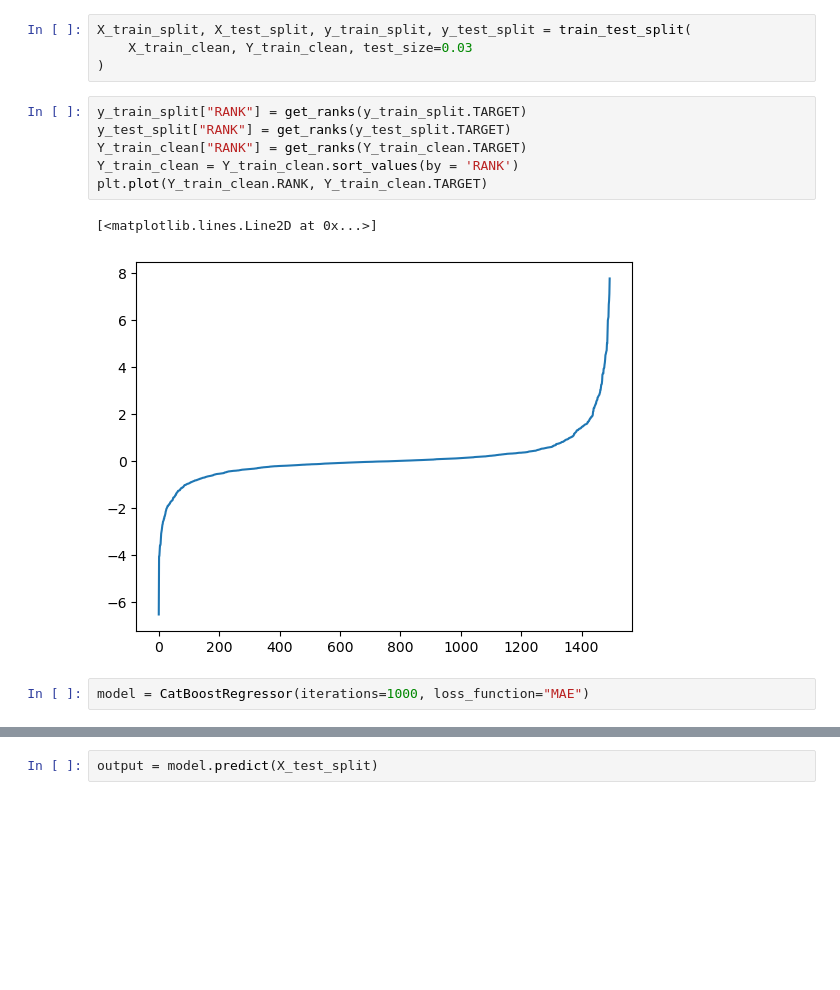
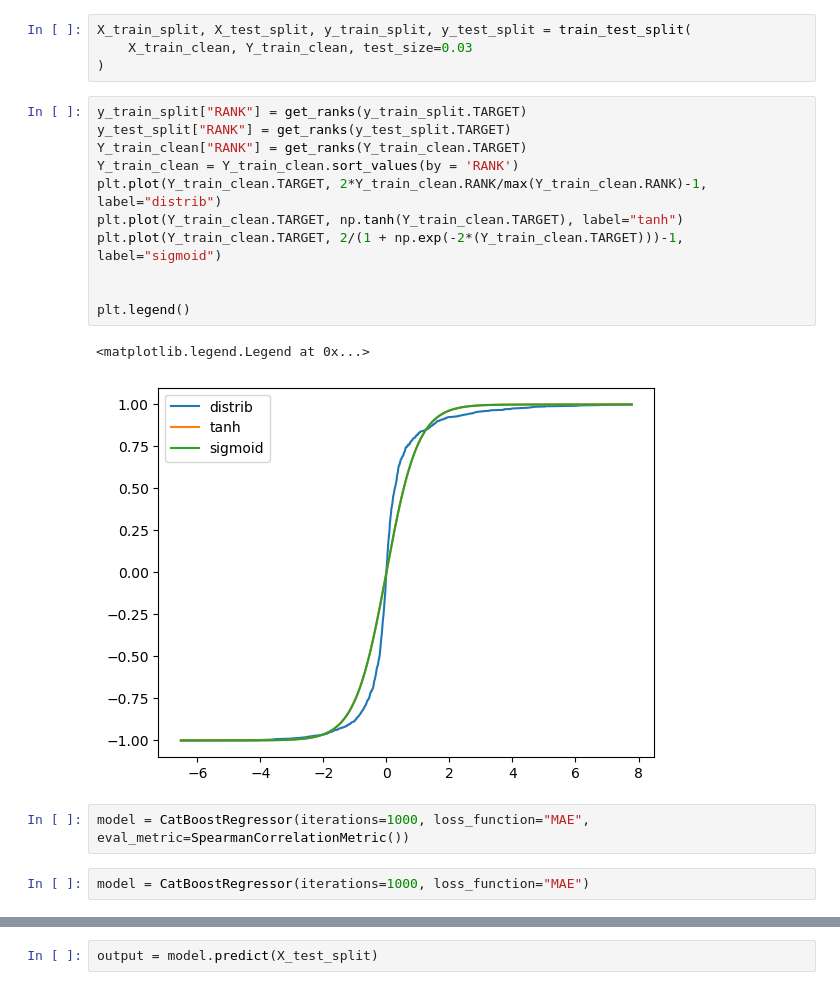
Before and after one commit to tttienthinh/QRTchallenge, a Jupyter notebook: data/1-CatBoost.ipynb, the cells around one changed output, grey strips where cells are left out. Cells and saved outputs as stored; diff of their text form; blank space fills up the shorter version.

```diff
--- a/data/1-CatBoost.ipynb
+++ b/data/1-CatBoost.ipynb
@@ -119,13 +119,20 @@ X_train_split, X_test_split, y_train_split, y_test_split = train_test_split(
 # %%
 y_train_split["RANK"] = get_ranks(y_train_split.TARGET)
 y_test_split["RANK"] = get_ranks(y_test_split.TARGET)
 Y_train_clean["RANK"] = get_ranks(Y_train_clean.TARGET)
 Y_train_clean = Y_train_clean.sort_values(by = 'RANK')
-plt.plot(Y_train_clean.RANK, Y_train_clean.TARGET)
+plt.plot(Y_train_clean.TARGET, 2*Y_train_clean.RANK/max(Y_train_clean.RANK)-1, label="distrib")
+plt.plot(Y_train_clean.TARGET, np.tanh(Y_train_clean.TARGET), label="tanh")
+plt.plot(Y_train_clean.TARGET, 2/(1 + np.exp(-2*(Y_train_clean.TARGET)))-1, label="sigmoid")
+
+
+plt.legend()
 # %% [output]
-[<matplotlib.lines.Line2D at 0x...>]
+<matplotlib.legend.Legend at 0x...>
-[figure, old version]
+[figure, new version]
 # %%
-model = CatBoostRegressor(iterations=1000, loss_function="MAE")
+model = CatBoostRegressor(iterations=1000, loss_function="MAE", eval_metric=SpearmanCorrelationMetric())
+# %%
+model = CatBoostRegressor(iterations=1000, loss_function="MAE")
 # %%
 model.fit(
```
Also changed, not shown: parts of 4 cells of this notebook, 9 other files.
